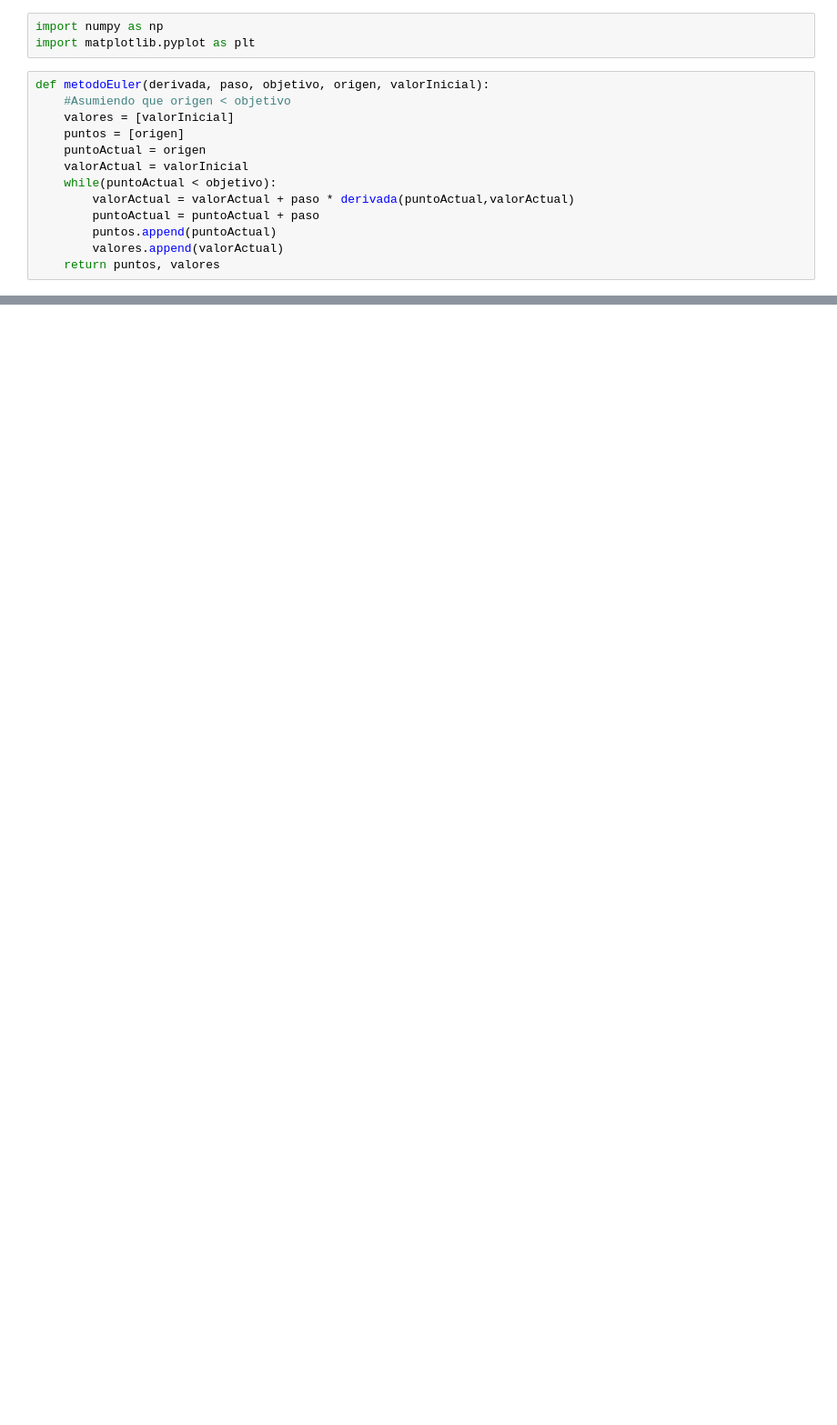
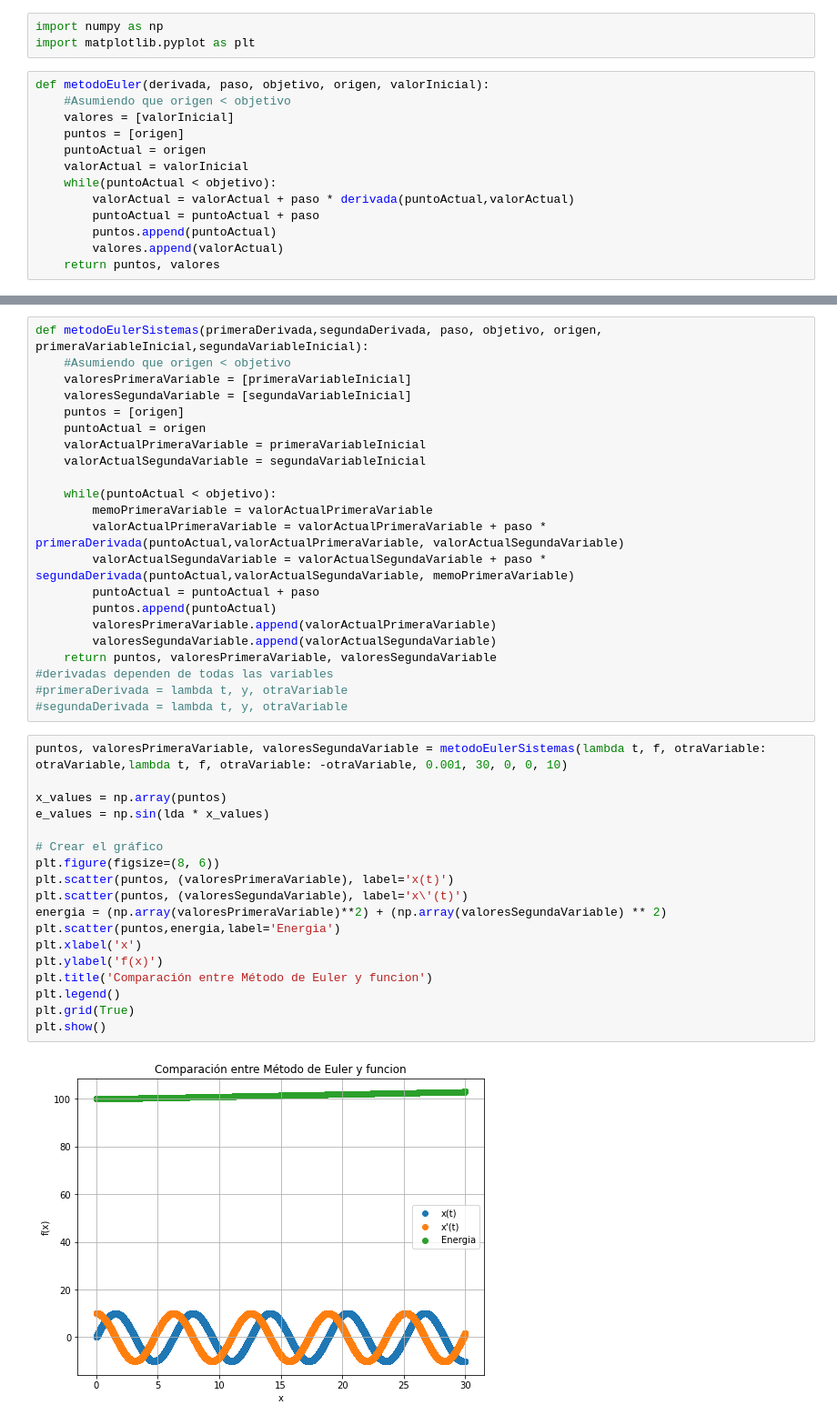
Before and after one commit to Aguspanale/modeladoContinuo, a Jupyter notebook: clase1Modelado/metodoEuler.ipynb, the cells around one changed output, grey strips where cells are left out. Shown at 91% size. Drawn from its saved outputs; the diff is of its cells as text; blank space fills up the shorter version.

```diff
--- a/clase1Modelado/metodoEuler.ipynb
+++ b/clase1Modelado/metodoEuler.ipynb
@@ -55,0 +57,42 @@ plt.show()
+# %%
+def metodoEulerSistemas(primeraDerivada,segundaDerivada, paso, objetivo, origen, primeraVariableInicial,segundaVariableInicial):
+    #Asumiendo que origen < objetivo
+    valoresPrimeraVariable = [primeraVariableInicial]
+    valoresSegundaVariable = [segundaVariableInicial]
+    puntos = [origen]
+    puntoActual = origen
+    valorActualPrimeraVariable = primeraVariableInicial
+    valorActualSegundaVariable = segundaVariableInicial
+
+    while(puntoActual < objetivo):
+        memoPrimeraVariable = valorActualPrimeraVariable
+        valorActualPrimeraVariable = valorActualPrimeraVariable + paso * primeraDerivada(puntoActual,valorActualPrimeraVariable, valorActualSegundaVariable)
+        valorActualSegundaVariable = valorActualSegundaVariable + paso * segundaDerivada(puntoActual,valorActualSegundaVariable, memoPrimeraVariable)
+        puntoActual = puntoActual + paso
+        puntos.append(puntoActual)
+        valoresPrimeraVariable.append(valorActualPrimeraVariable)
+        valoresSegundaVariable.append(valorActualSegundaVariable)
+    return puntos, valoresPrimeraVariable, valoresSegundaVariable
+#derivadas dependen de todas las variables
+#primeraDerivada = lambda t, y, otraVariable
+#segundaDerivada = lambda t, y, otraVariable
+# %%
+puntos, valoresPrimeraVariable, valoresSegundaVariable = metodoEulerSistemas(lambda t, f, otraVariable: otraVariable,lambda t, f, otraVariable: -otraVariable, 0.001, 30, 0, 0, 10)
+
+x_values = np.array(puntos)
+e_values = np.sin(lda * x_values)
+
+# Crear el gráfico
+plt.figure(figsize=(8, 6))
+plt.scatter(puntos, (valoresPrimeraVariable), label='x(t)')
+plt.scatter(puntos, (valoresSegundaVariable), label='x\'(t)')
+energia = (np.array(valoresPrimeraVariable)**2) + (np.array(valoresSegundaVariable) ** 2)
+plt.scatter(puntos,energia,label='Energia')
+plt.xlabel('x')
+plt.ylabel('f(x)')
+plt.title('Comparación entre Método de Euler y funcion')
+plt.legend()
+plt.grid(True)
+plt.show()
+# %% [output]
+[figure, added]
```
Also changed, not shown: parts of 5 cells of this notebook.
